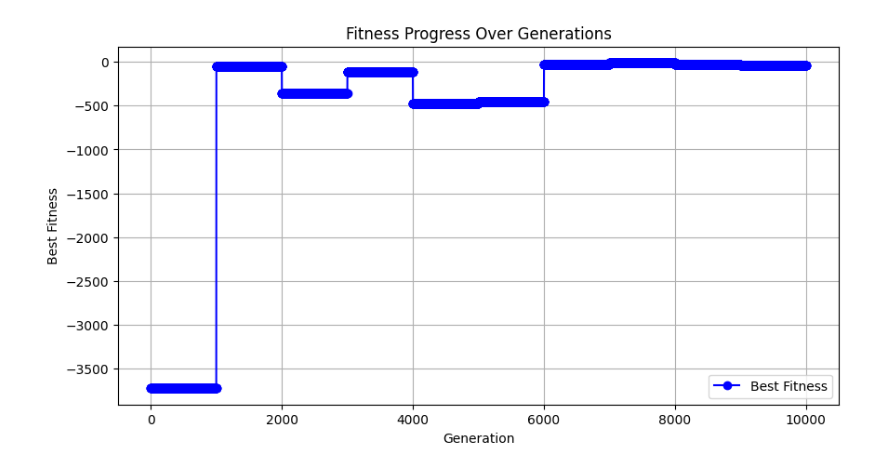
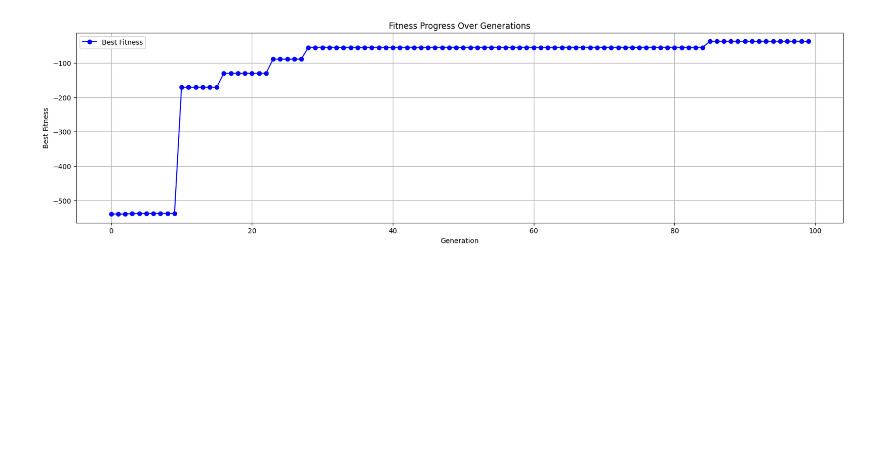
Before and after one commit to DongNQ225284/NotebookEA, a Jupyter notebook: DE/function.ipynb, the cells around one changed output. Saved outputs shown, nothing was run; the diff lists cells and outputs as text; code cells hidden in the pictures; blank space fills up the shorter version.

```diff
--- a/DE/function.ipynb
+++ b/DE/function.ipynb
@@ -99,7 +99,7 @@ class Selection:
         indices = list(range(len(pop)))
         indices.remove(curr_index)
         res_index = random.sample(indices, 2 * y + 1)
-        return [pop[i] for i in res_index]
+        return [pop[i].clone() for i in res_index]
 
     @staticmethod
     def best(pop: list, curr_index, y):
@@ -110,7 +110,7 @@ class Selection:
             indices.remove(best_index)
         res_index = random.sample(indices, 2 * y)
         res_index.append(best_index)
-        return [pop[i] for i in res_index]
+        return [pop[i].clone() for i in res_index]
 
     @staticmethod
     def current_to_best(pop: list, curr_index, y):
@@ -123,7 +123,7 @@ class Selection:
         res_index.insert(0, curr_index)
         res_index.insert(0, best_index)
         res_index.append(curr_index)
-        return [pop[i] for i in res_index]
+        return [pop[i].clone() for i in res_index]
 # %%
 def survival_selection(I_k, O_k):
     if I_k.fitness > O_k.fitness:
@@ -136,14 +182,14 @@ def DE(problem, pop_size, max_gen, F, CR):
     pop.genPop()
     history = []
     for i in range(max_gen):
-        best = max(pop.list_indi, key=lambda indi: indi.fitness)
         for k, I_k in enumerate(pop.list_indi):
-            parent = Selection.best(pop.list_indi, k, 2)
+            parent = Selection.current_to_best(pop.list_indi, k, 1)
             V_k = mutation(parent, F)
-            O_k = crossover(V_k, I_k, CR)
+            O_k = crossover(I_k, V_k, CR)
             O_k.cal_fitness(problem)
             pop.list_indi[k] = survival_selection(I_k, O_k)
-        history.append(pop.list_indi)
+        best = max(pop.list_indi, key=lambda indi: indi.fitness)
+        history.append(best.fitness)
     solution = max(pop.list_indi, key=lambda indi: indi.fitness)
     return history, solution
 # %%
@@ -153,8 +199,8 @@ LB = -50
 UB = 50
 problem = Problem(D, LB, UB)
 
-pop_size = 10
-max_gen = 1000
+pop_size = 5
+max_gen = 100
 F = 0.5 # [0.4, 0.9]
 CR = 0.7 # [0.4, 0.7]
 
@@ -163,7 +209,5 @@ fitness_history, solution = DE(problem, pop_size, max_gen, F, CR)
 
 #show
 for i in range(len(fitness_history)):
-    print(f"Generation {i}")
-    for indi in fitness_history[i]:
-        print(decode(indi.chromosome, problem), indi.fitness)
+    print(f"Generation {i}, bestfitness = {fitness_history[i]:.2f}")
 # %% [output]
@@ -198,14 +242,13 @@ solution:
 # %%
-generations = list(range(pop_size * max_gen))
-fitness = [indi.fitness for indi in fitness_history[i] for i in range(len(fitness_history))]
-plt.figure(figsize=(10, 5))
-plt.plot(generations, fitness, marker='o', linestyle='-', color='b', label='Best Fitness')
+generations = list(range(len(fitness_history)))
+plt.figure(figsize=(20, 5))
+plt.plot(generations, fitness_history, marker='o', linestyle='-', color='b', label='Best Fitness')
 
 plt.xlabel("Generation")
 plt.ylabel("Best Fitness")
 plt.title("Fitness Progress Over Generations")
 plt.legend()
 plt.grid(True)
 plt.show()
 # %% [output]
-[figure, old version]
+[figure, new version]
```
Also changed, not shown: parts of 3 cells of this notebook, 9 other files.
